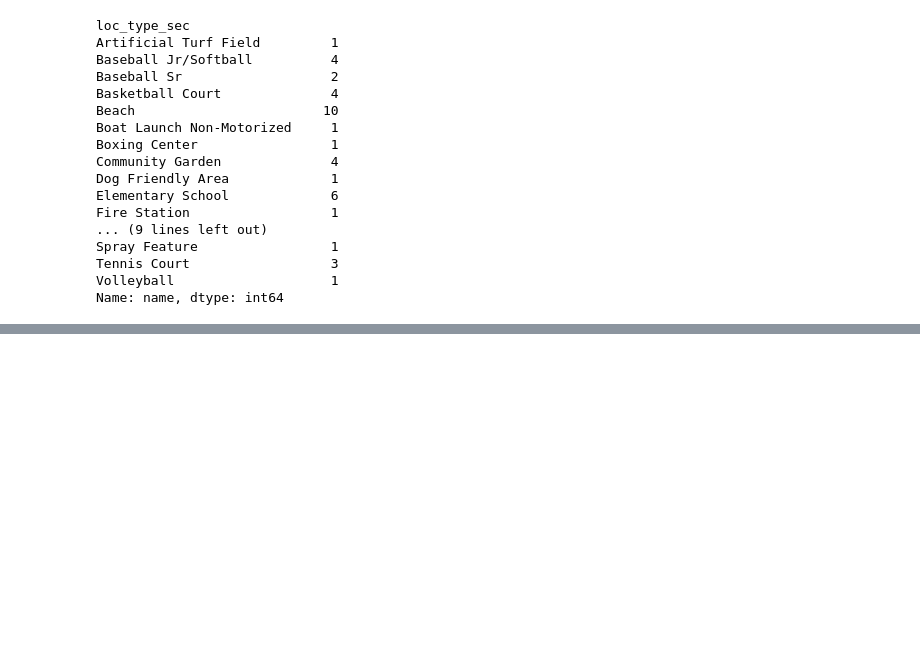
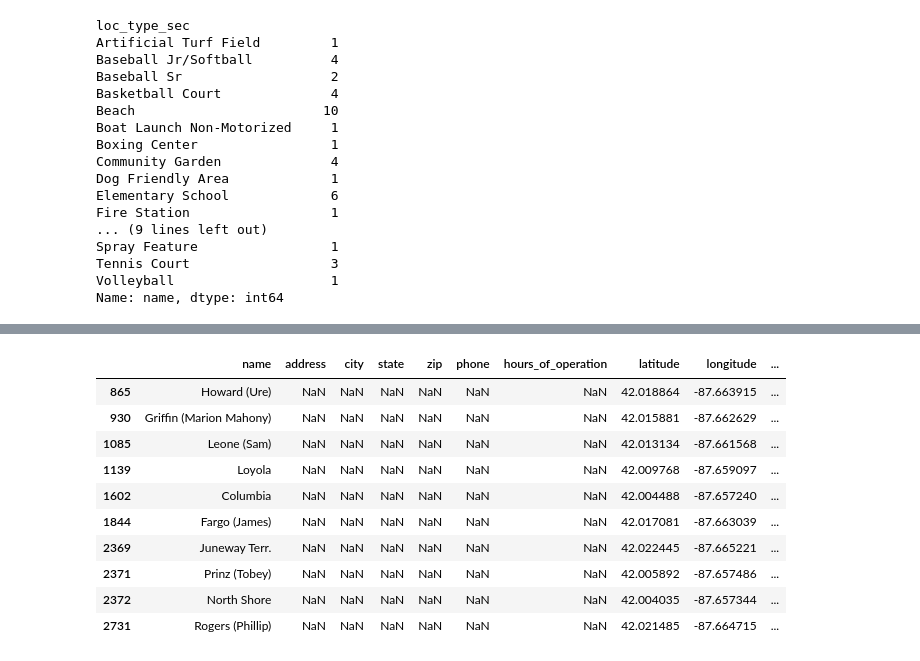
Before and after one commit to deg75kd/Ward49, a Jupyter notebook: Ward49_import.ipynb, the cells around one changed output, grey strips where cells are left out. Saved outputs shown, nothing was run; the diff lists cells and outputs as text; code cells hidden in the pictures; blank space fills up the shorter version.

```diff
--- a/Ward49_import.ipynb
+++ b/Ward49_import.ipynb
@@ -957,0 +1005,3 @@ Name: name, dtype: int64
+# %%
+ward49_df['name'] = ward49_df['name'].apply(lambda x: x.replace('Beach',''))
+ward49_df.head()
@@ -957,0 +1015,14 @@ Name: name, dtype: int64
+# %%
+ward49_df[ward49_df['loc_type_sec'] == 'Beach']
+# %% [output]
+|  | name | address | city | state | zip | phone | hours_of_operation | latitude | longitude | ... |
+| 865 | Howard (Ure) | NaN | NaN | NaN | NaN | NaN | NaN | 42.018864 | -87.663915 | ... |
+| 930 | Griffin (Marion Mahony) | NaN | NaN | NaN | NaN | NaN | NaN | 42.015881 | -87.662629 | ... |
+| 1085 | Leone (Sam) | NaN | NaN | NaN | NaN | NaN | NaN | 42.013134 | -87.661568 | ... |
+| 1139 | Loyola | NaN | NaN | NaN | NaN | NaN | NaN | 42.009768 | -87.659097 | ... |
+| 1602 | Columbia | NaN | NaN | NaN | NaN | NaN | NaN | 42.004488 | -87.657240 | ... |
+| 1844 | Fargo (James) | NaN | NaN | NaN | NaN | NaN | NaN | 42.017081 | -87.663039 | ... |
+| 2369 | Juneway Terr. | NaN | NaN | NaN | NaN | NaN | NaN | 42.022445 | -87.665221 | ... |
+| 2371 | Prinz (Tobey) | NaN | NaN | NaN | NaN | NaN | NaN | 42.005892 | -87.657486 | ... |
+| 2372 | North Shore | NaN | NaN | NaN | NaN | NaN | NaN | 42.004035 | -87.657344 | ... |
+| 2731 | Rogers (Phillip) | NaN | NaN | NaN | NaN | NaN | NaN | 42.021485 | -87.664715 | ... |
```
Also changed, not shown: parts of 6 cells of this notebook, 5 other files.
